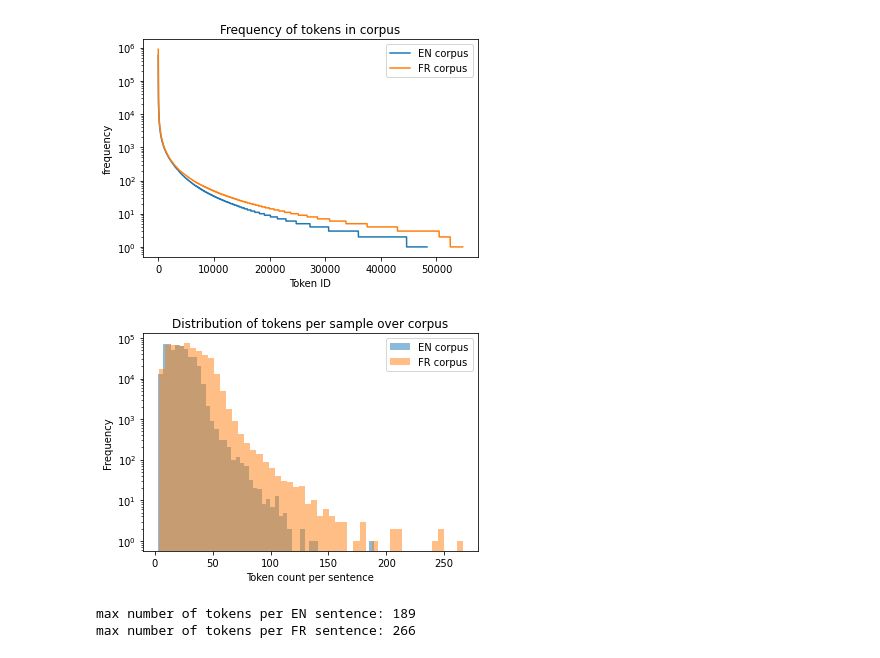
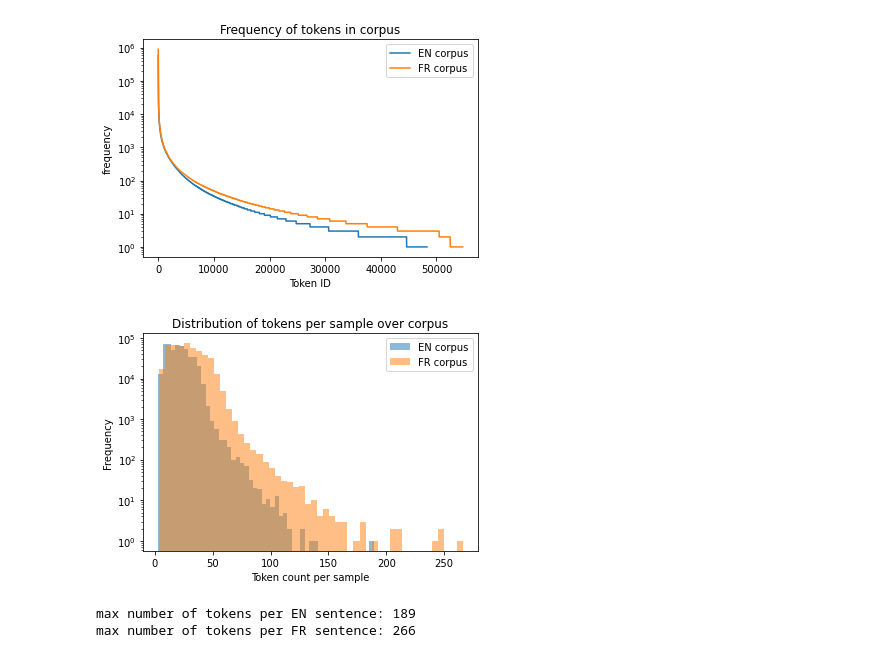
Before and after one commit to harmanpreet93/low-resource-machine-translation, a Jupyter notebook: notebooks/Alex-EDA.ipynb, the cells around one changed output. Drawn from its saved outputs; the diff is of its cells as text; code cells hidden in the pictures.

```diff
--- a/notebooks/Alex-EDA.ipynb
+++ b/notebooks/Alex-EDA.ipynb
@@ -69,14 +69,14 @@ plt.show()
 # %%
 for line_lengths, corpus in zip(corpus_line_lengths, corpus_name):
     plt.hist(line_lengths, bins=50, alpha=0.5, label=f'{corpus} corpus')
-    plt.xlabel('Token count per sentence')
-    plt.ylabel('Frequency')
-    plt.yscale('log')
-    plt.title(f'Distribution of tokens per sample over corpus')
+plt.xlabel('Token count per sample')
+plt.ylabel('Frequency')
+plt.yscale('log')
+plt.title(f'Distribution of tokens per sample over corpus')
 plt.legend()
 plt.show()
 # %% [output]
-[figure, old version]
+[figure, new version]
 # %%
 for line_lengths, corpus in zip(corpus_line_lengths, corpus_name):
     print(f'max number of tokens per {corpus} sentence: {max(line_lengths)}')
```
Also changed, not shown: parts of 3 cells of this notebook.
